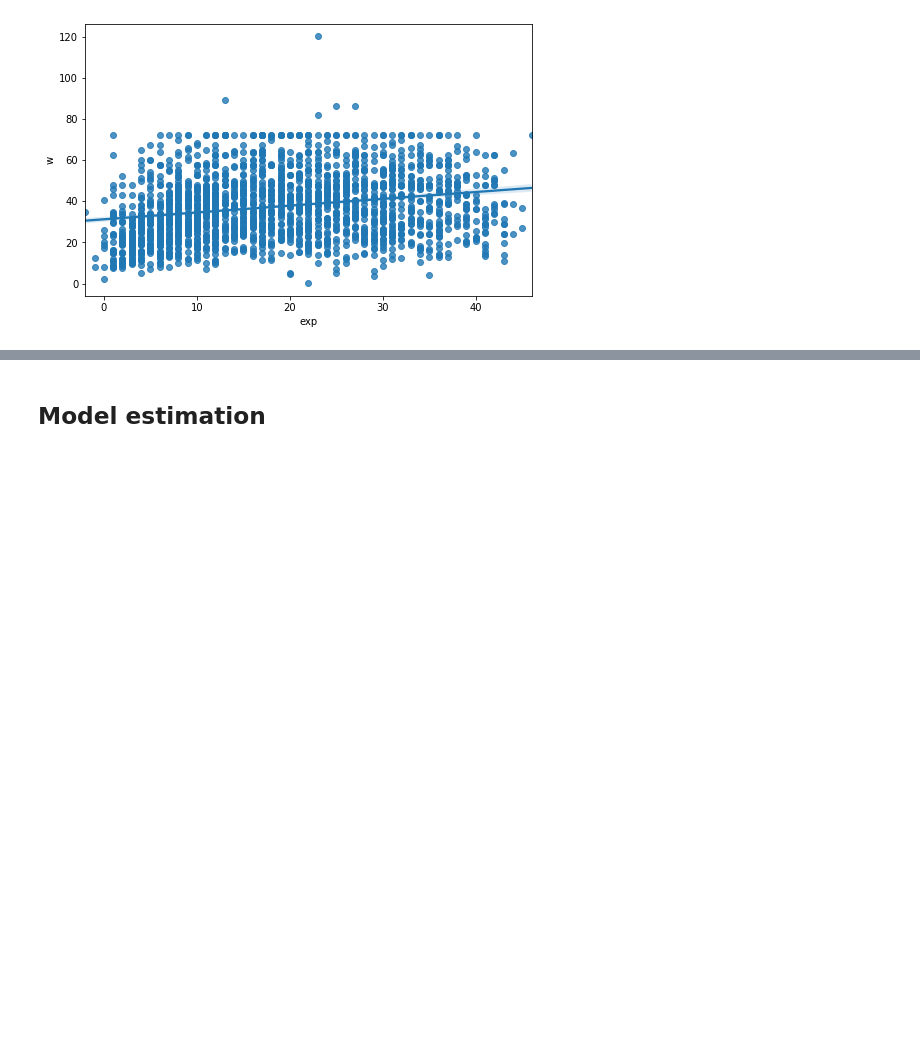
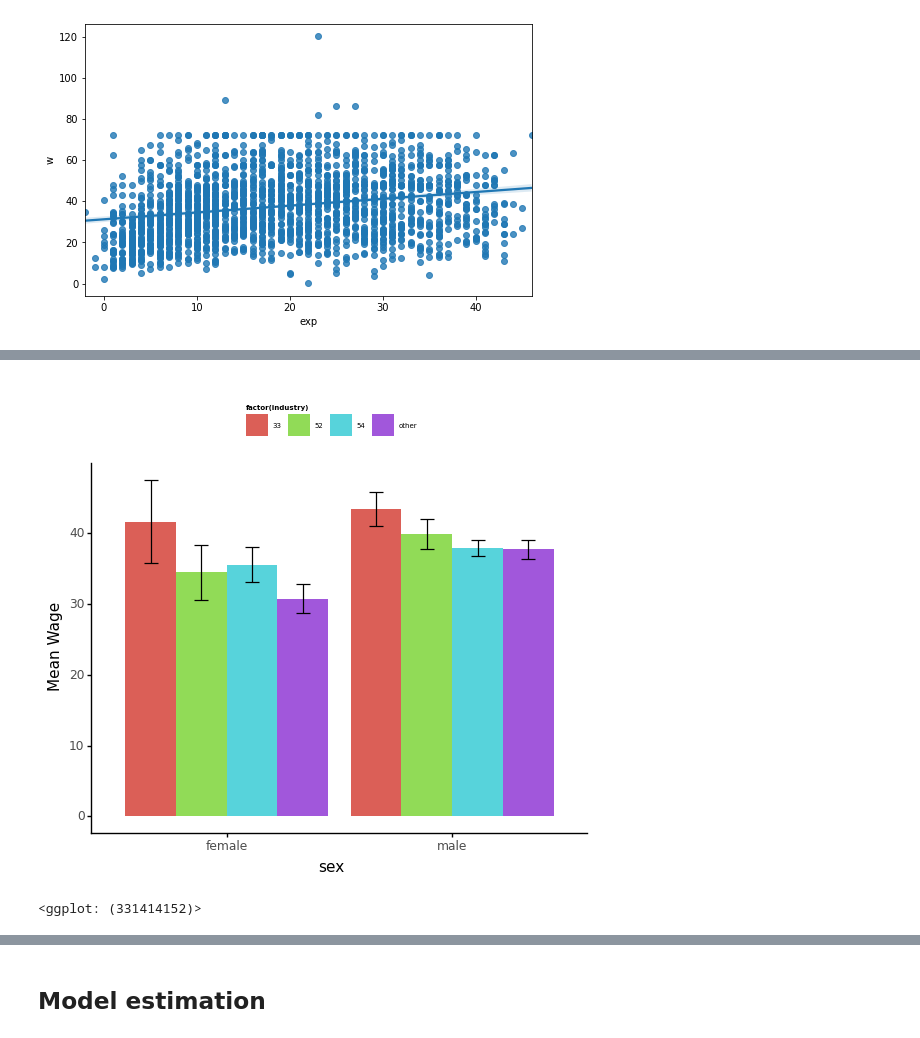
Before and after one commit to adamvig96/Prediction-with-Machine-Learning-for-Economists, a Jupyter notebook: Assignment 1/code/prediction.ipynb, the cells around one changed output, grey strips where cells are left out. Cells and saved outputs as stored; diff of their text form; code cells hidden in the pictures; blank space fills up the shorter version.

```diff
--- a/Assignment 1/code/prediction.ipynb
+++ b/Assignment 1/code/prediction.ipynb
@@ -494 +529,6 @@ price_diff_by_variables2(data_clean,categorical[7],categorical[9])
+# %%
+price_diff_by_variables(data_clean,categorical[0],categorical[9])
+# %% [output]
+[figure, added]
+<ggplot: (331414152)>
 # %%
```
Also changed, not shown: parts of 25 cells of this notebook.
